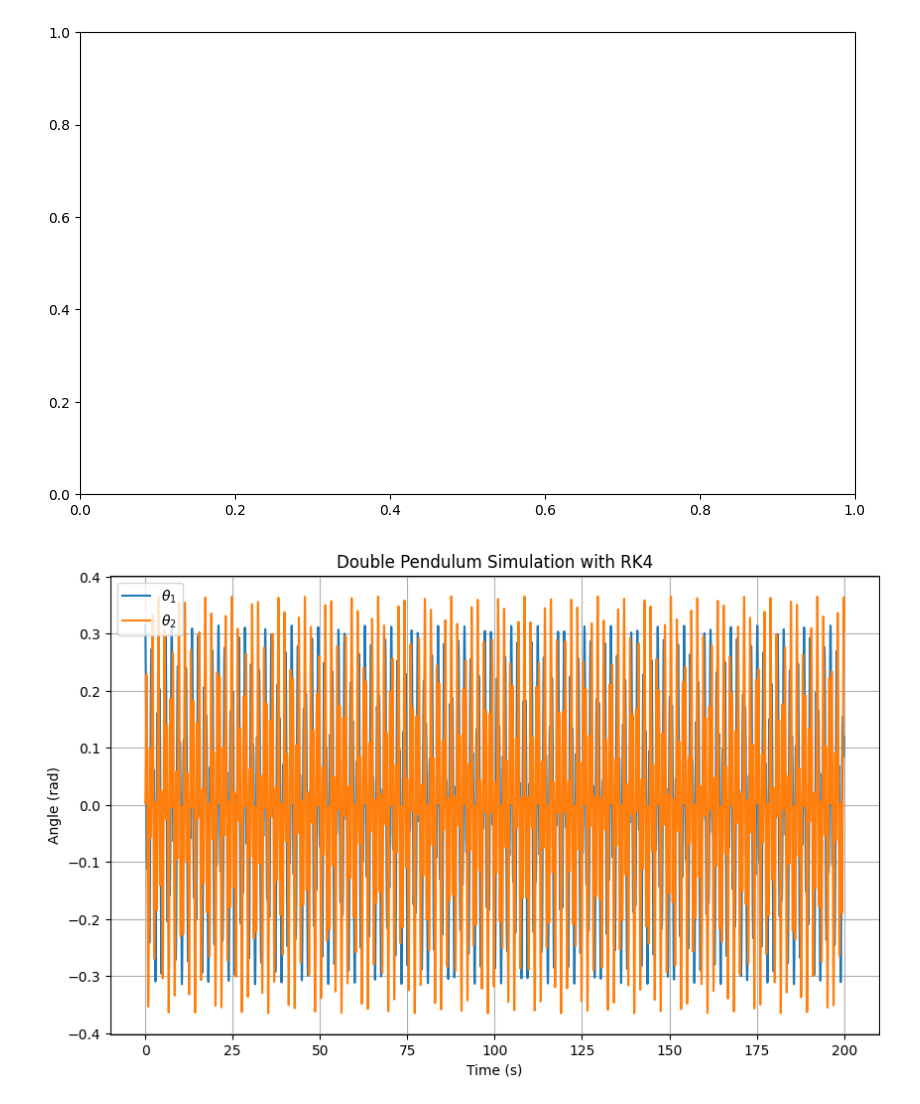
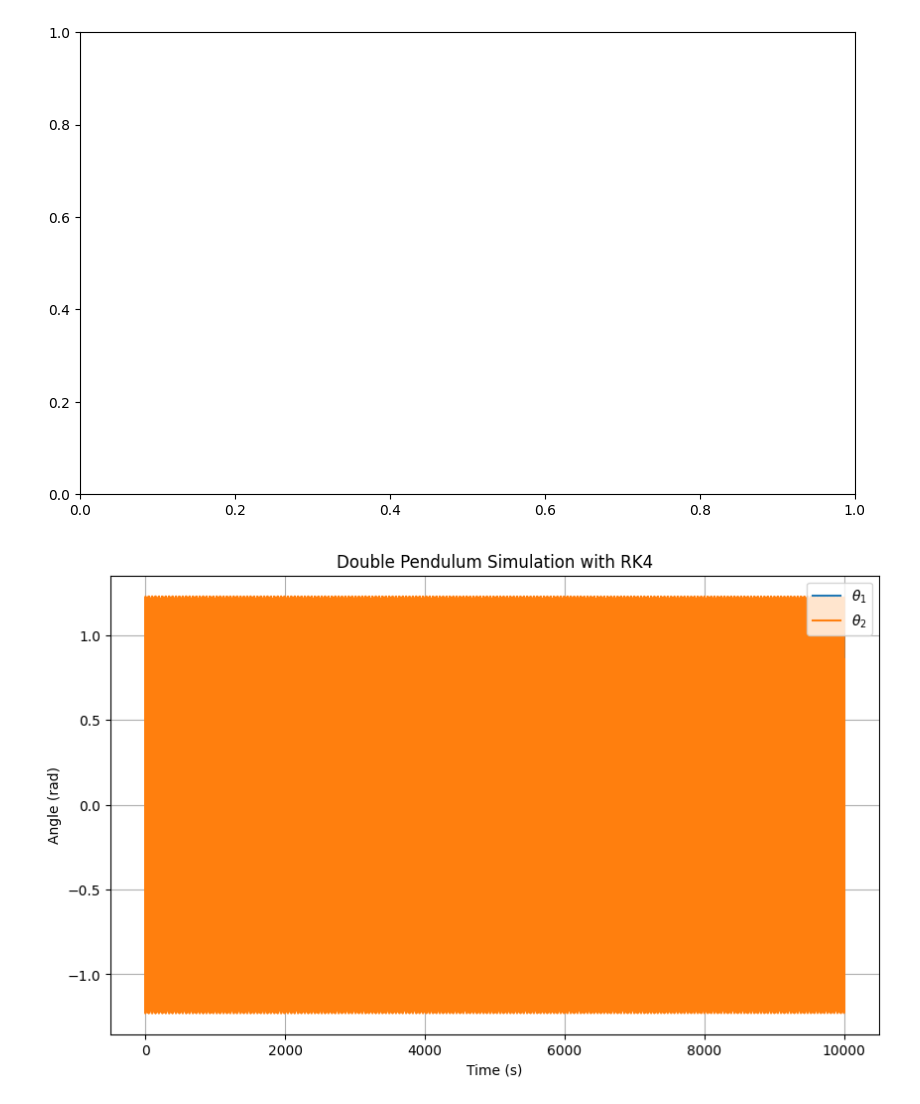
Before and after one commit to Koefferchen/Pendulum_Group_Project, a Jupyter notebook: Zemiro/RK4_single_pendulum (2).ipynb, the cells around one changed output. Drawn from its saved outputs; the diff is of its cells as text; code cells hidden in the pictures.

```diff
--- a/Zemiro/RK4_single_pendulum (2).ipynb
+++ b/Zemiro/RK4_single_pendulum (2).ipynb
@@ -341,6 +341,19 @@ def RK4_double_pendulum(t1, theta1_0, theta2_0, theta1_dot_0, theta2_dot_0, L1,
 
         return T + V
 
+    def update_ang(theta1, theta2, theta1_dot, m1, m2, L1, L2, g):
+        '''updates angle to keep E const'''
+        const1=0.5*(m1+m2)*L1**2 * theta1_dot**2 - (m1+m2)*g*L1*np.cos(theta1) - m2*g*L2*np.cos(theta2)
+        const2=m2*theta1_dot*L1*L2*np.cos(theta1-theta2)
+        const3=0.5*m2*L2**2
+        #theta2_dot
+        if const2==0:
+            theta2_dot=np.sqrt(-const1/const3)
+        else:
+            theta2_dot=(const2/(2*const3)) * (np.sqrt(1-(4*const3*const1*const2**-2))-1)
+
+        return theta2_dot
+
     def normalize_theta(theta):
         return np.mod(theta + np.pi, 2 * np.pi) - np.pi
 
@@ -383,13 +396,16 @@ def RK4_double_pendulum(t1, theta1_0, theta2_0, theta1_dot_0, theta2_dot_0, L1,
     theta1_dot = np.zeros(n)
     theta2_dot = np.zeros(n)
     energy = np.zeros(n)
+    q = np.zeros(n)
+    p = np.zeros(n)
 
     # Set initial conditions
     theta1[0] = theta1_0
     theta2[0] = theta2_0
     theta1_dot[0] = theta1_dot_0
     theta2_dot[0] = theta2_dot_0
-
+    q[0]= theta2_0
+    p[0]=theta2_dot_0
     # Main RK4 loop
     for i in range(1, n):
         y = np.array([theta1[i - 1], theta2[i - 1], theta1_dot[i - 1], theta2_dot[i - 1]])
@@ -410,45 +426,48 @@ def RK4_double_pendulum(t1, theta1_0, theta2_0, theta1_dot_0, theta2_dot_0, L1,
             theta2_dot[i-1],
             m1,
             m2,
             L1,
             L2,
             g
         )
 
 
-    theta1 = np.mod(theta1+np.pi, 2*np.pi)-np.pi
-    theta2 = np.mod(theta2+np.pi, 2*np.pi)-np.pi
+        theta1[i] = np.mod(theta1[i]+np.pi, 2*np.pi)-np.pi
+        theta2[i] = np.mod(theta2[i]+np.pi, 2*np.pi)-np.pi
+
+        if theta1[i]>=0 and theta1[i-1]<0 and theta1_dot[i]>0:
+            q[i]=theta2[i]
+            p[i]=theta2_dot[i]
 
 
-
-    return t, theta1, theta2, theta1_dot, theta2_dot,energy
+    return t, theta1, theta2, theta1_dot, theta2_dot,energy,q,p
 
 # Parameters
-L1, L2 = 1.0, 0.7  # Lengths of the pendulums
-m1, m2 = 1.0, 2.0  # Masses of the pendulum bobs
+L1, L2 = 1.0, 1.0  # Lengths of the pendulums
+m1, m2 = 1.0, 1.0  # Masses of the pendulum bobs
 g =sp.constants.g         # Gravitational acceleration
-theta1_0, theta2_0 = 0.1*np.pi, 0.001*np.pi  # Initial angles
-theta1_dot_0, theta2_dot_0 = 0.0, 0.0         # Initial angular velocities
-t1 = 200.0          # Simulation time
-h = 0.001           # Time step
+theta1_0, theta2_0 = 1.0, 0.00  # Initial angles
+theta1_dot_0, theta2_dot_0 = 0.0, 0.5*np.pi         # Initial angular velocities
+t1 = 10000.0          # Simulation time
+h = 0.01           # Time step
 
 # Simulate
-t, theta1, theta2, theta1_dot, theta2_dot,E = RK4_double_pendulum(
+t, theta1, theta2, theta1_dot, theta2_dot,E,q,p = RK4_double_pendulum(
     t1, theta1_0, theta2_0, theta1_dot_0, theta2_dot_0, L1, L2, m1, m2, g, h
 )
 
 # Plot results
 plt.figure(figsize=(10, 6))
 plt.plot(t, theta1, label=r'$\theta_1$')
 plt.plot(t, theta2, label=r'$\theta_2$')
 plt.xlabel('Time (s)')
 plt.ylabel('Angle (rad)')
 plt.legend()
 plt.title('Double Pendulum Simulation with RK4')
 plt.grid()
 plt.show()
 # %% [output]
-[figure, old version]
+[figure, new version]
 # %%
 
 import numpy as np
```
Also changed, not shown: parts of 4 cells of this notebook.
